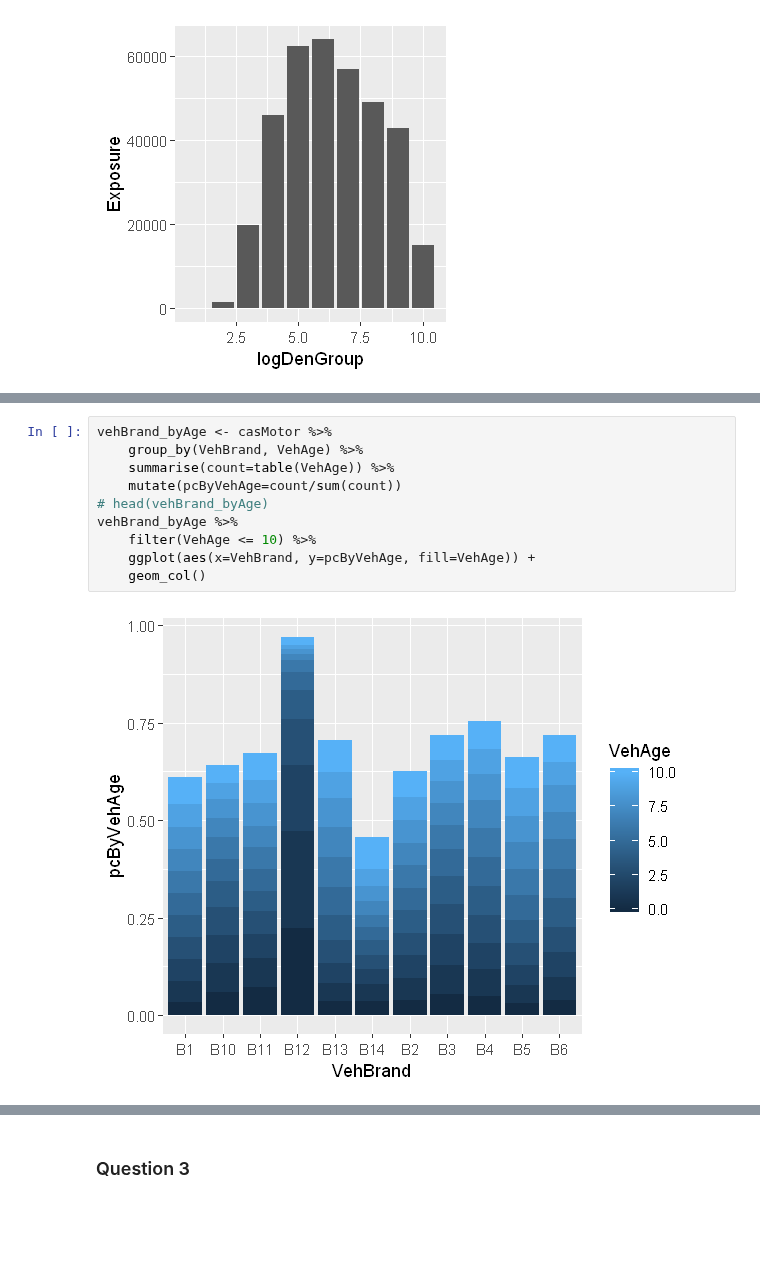
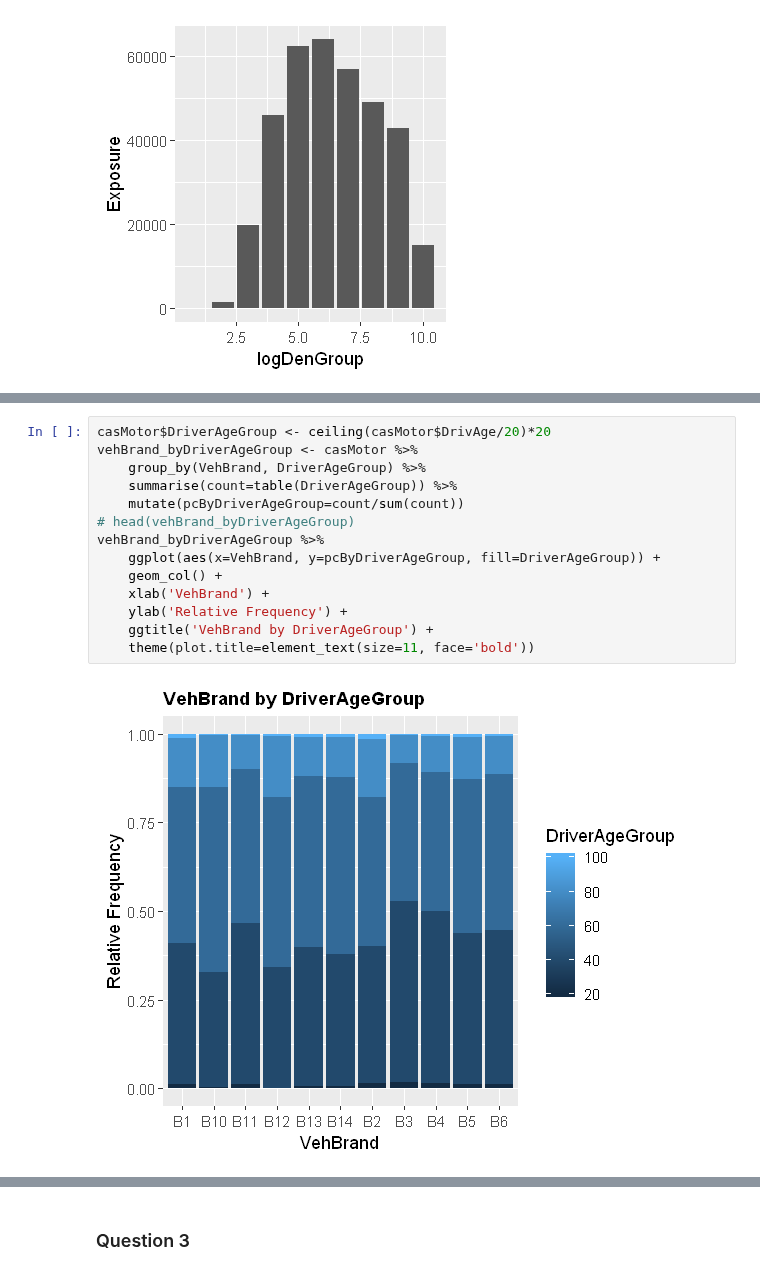
Before and after one commit to LanceWhitehorn/ACST4005, a Jupyter notebook: 05 - Data Understanding & Preparation (Part 3).ipynb, the cells around one changed output, grey strips where cells are left out. Saved outputs shown, nothing was run; the diff lists cells and outputs as text; blank space fills up the shorter version.

```diff
--- a/05 - Data Understanding & Preparation (Part 3).ipynb
+++ b/05 - Data Understanding & Preparation (Part 3).ipynb
@@ -698,12 +712,16 @@ vehBrand_byPower %>%
 # %%
-vehBrand_byAge <- casMotor %>%
-    group_by(VehBrand, VehAge) %>%
-    summarise(count=table(VehAge)) %>%
-    mutate(pcByVehAge=count/sum(count))
-# head(vehBrand_byAge)
-vehBrand_byAge %>%
-    filter(VehAge <= 10) %>%
-    ggplot(aes(x=VehBrand, y=pcByVehAge, fill=VehAge)) +
-    geom_col()
+casMotor$DriverAgeGroup <- ceiling(casMotor$DrivAge/20)*20
+vehBrand_byDriverAgeGroup <- casMotor %>%
+    group_by(VehBrand, DriverAgeGroup) %>%
+    summarise(count=table(DriverAgeGroup)) %>%
+    mutate(pcByDriverAgeGroup=count/sum(count))
+# head(vehBrand_byDriverAgeGroup)
+vehBrand_byDriverAgeGroup %>%
+    ggplot(aes(x=VehBrand, y=pcByDriverAgeGroup, fill=DriverAgeGroup)) +
+    geom_col() +
+    xlab('VehBrand') +
+    ylab('Relative Frequency') +
+    ggtitle('VehBrand by DriverAgeGroup') +
+    theme(plot.title=element_text(size=11, face='bold'))
 # %% [output]
-[figure, old version]
+[figure, new version]
```
Also changed, not shown: parts of 4 cells of this notebook.
